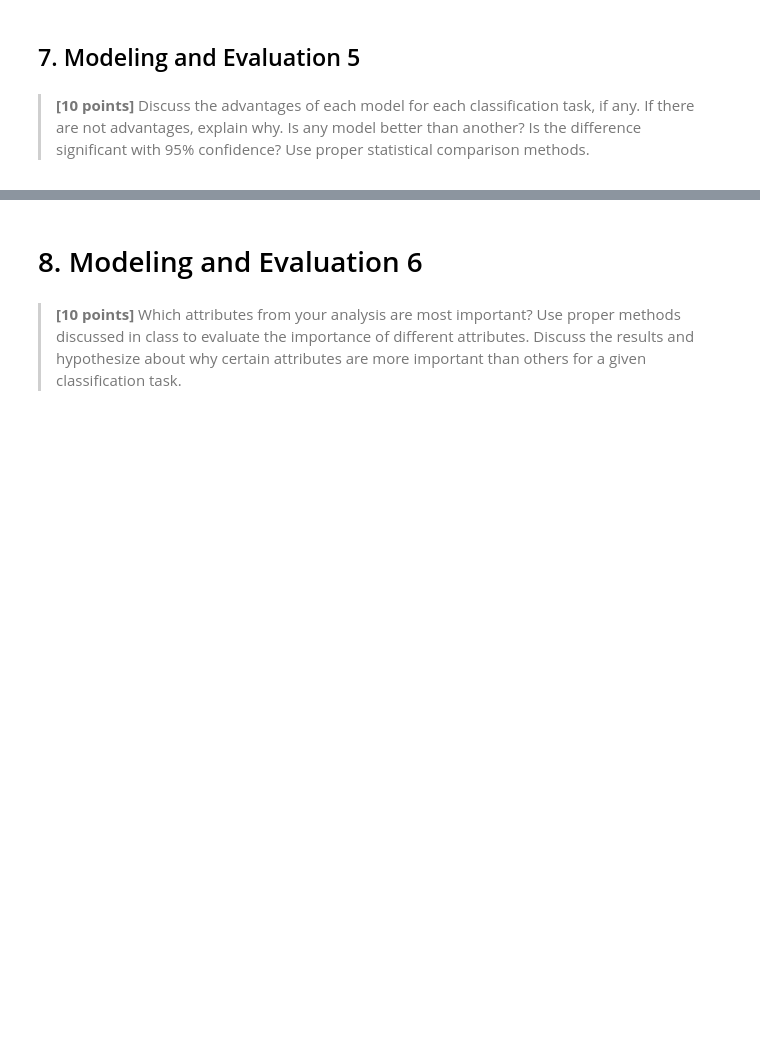
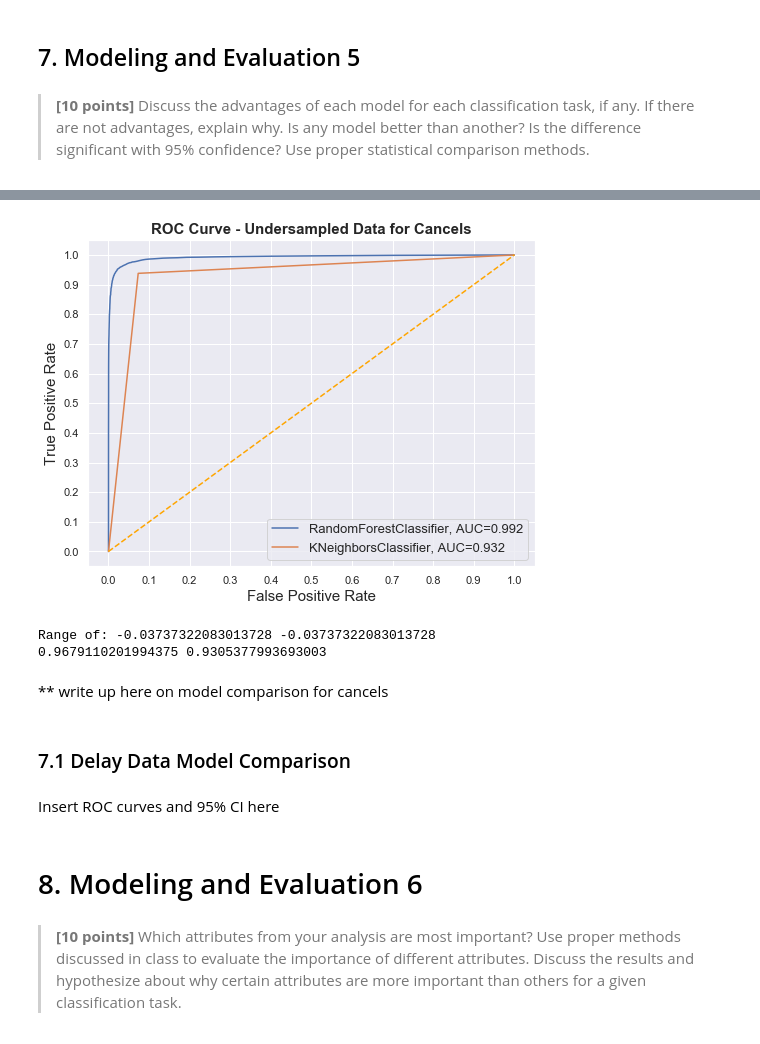
Before and after one commit to mattfarrow1/7331-machine-learning-1, a Jupyter notebook: Labs/Lab2_Group4.ipynb, the cells around one changed output, grey strips where cells are left out. Saved outputs shown, nothing was run; the diff lists cells and outputs as text; code cells hidden in the pictures; blank space fills up the shorter version.

```diff
--- a/Labs/Lab2_Group4.ipynb
+++ b/Labs/Lab2_Group4.ipynb
@@ -2788,3 +2793,77 @@ print('Weighted F1-score: {:.2f}'.format(f1_score(y_test_can_under, y_pred_v1, a
+# %%
+#ROC curve comparison - SMOTE data
+# Instantiate the classfiers and make a list
+classifiers = [rf_v2,
+               knn_v0]
+
+# Define a result table as a DataFrame
+result_table = pd.DataFrame(columns=['classifiers', 'fpr','tpr','auc'])
+
+# Train the models and record the results
+for cls in classifiers:
+    model = cls.fit(X_train_can_smote, y_train_can_smote)
+    yproba = model.predict_proba(X_test_can_smote)[::,1]
+
+    fpr, tpr, _ = roc_curve(y_test_can_smote,  yproba)
+    auc = roc_auc_score(y_test_can_smote, yproba)
+
+    result_table = result_table.append({'classifiers':cls.__class__.__name__,
+                                        'fpr':fpr,
+                                        'tpr':tpr,
+                                        'auc':auc}, ignore_index=True)
+
+# Set name of the classifiers as index labels
+result_table.set_index('classifiers', inplace=True)
+
+fig = plt.figure(figsize=(8,6))
+
+for i in result_table.index:
+    plt.plot(result_table.loc[i]['fpr'],
+             result_table.loc[i]['tpr'],
+             label="{}, AUC={:.3f}".format(i, result_table.loc[i]['auc']))
+
+plt.plot([0,1], [0,1], color='orange', linestyle='--')
+
+plt.xticks(np.arange(0.0, 1.1, step=0.1))
+plt.xlabel("False Positive Rate", fontsize=15)
+
+plt.yticks(np.arange(0.0, 1.1, step=0.1))
+plt.ylabel("True Positive Rate", fontsize=15)
+
+plt.title('ROC Curve - Undersampled Data for Cancels', fontweight='bold', fontsize=15)
+plt.legend(prop={'size':13}, loc='lower right')
+
+plt.show()
+# %% [output]
+[figure, added]
+# %%
+# is clf1 better or worse than clf2? - FOR SMOTE
+
+#RF with smote
+acc1_can = metrics.accuracy_score(y_test_can_smote, y_pred_v2)
+#KNN with smote
+acc2_can = metrics.accuracy_score(y_test_can_smote, y_pred_knn_v0)
+
+#need to update t based on sample size - is it 2 for 2 splits?
+t = 2.26 / np.sqrt(10)
+
+e_can = (1-acc1_can)-(1-acc2_can)
+# std1 = np.std(acc1)
+# std2 = np.std(acc2)
+stdtot_can = np.std(e_can)
+
+dbar_can = np.mean(e_can)
+print ('Range of:', dbar_can-t*stdtot_can,dbar_can+t*stdtot_can )
+print (np.mean(acc1_can), np.mean(acc2_can))
+# %% [output]
+Range of: -0.03737322083013728 -0.03737322083013728
+0.9679110201994375 0.9305377993693003
+# %% [markdown]
+** write up here on model comparison for cancels
+# %% [markdown]
+### 7.1 Delay Data Model Comparison
+# %% [markdown]
+Insert ROC curves and 95% CI here
 # %% [markdown]
 # 8. Modeling and Evaluation 6
 # %% [markdown]
```
Also changed, not shown: parts of 29 cells of this notebook.
